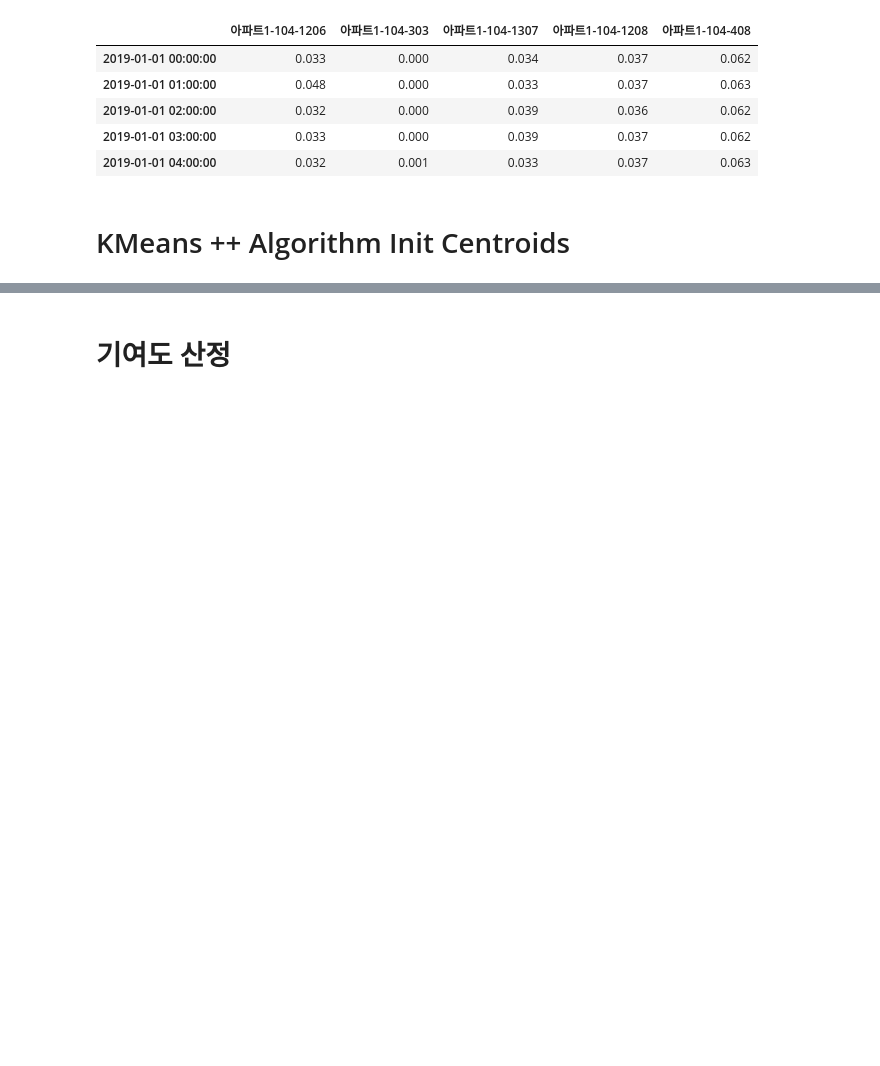
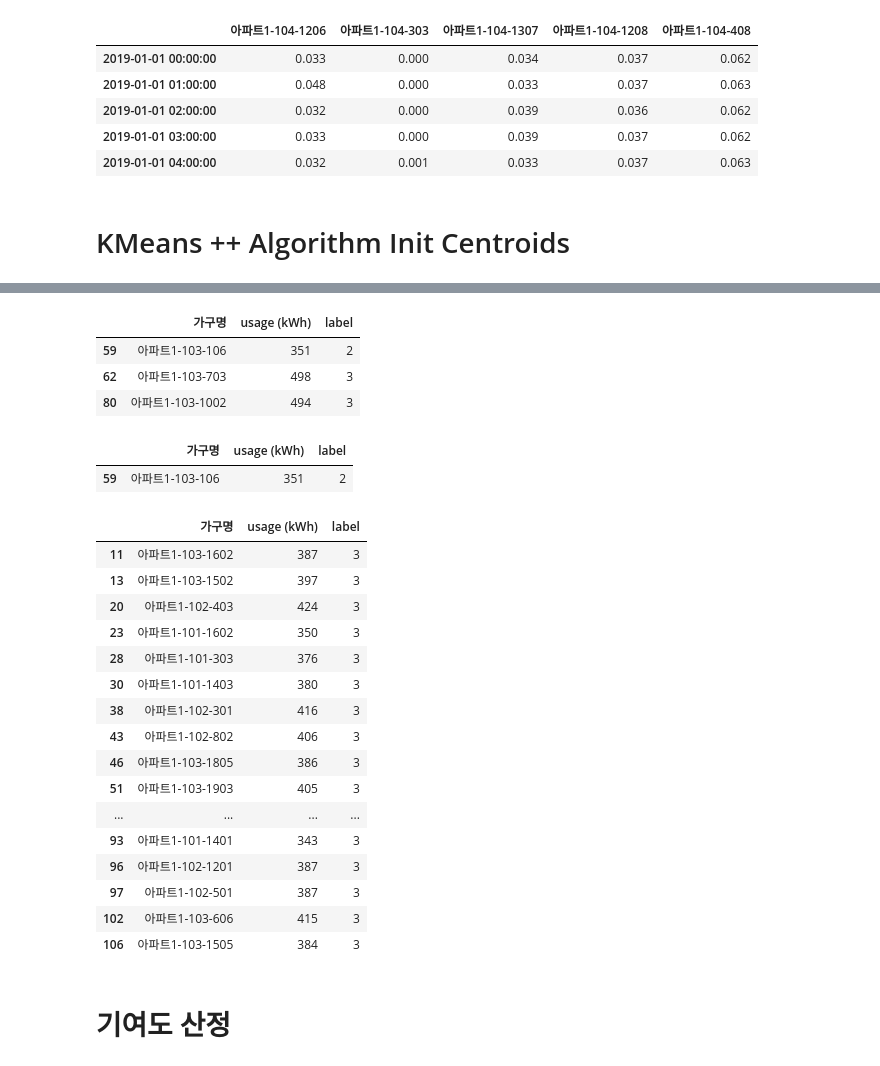
Before and after one commit to formegusto/distribution-public-fee, a Jupyter notebook: pt3.그룹별 (Pattern Based) 가격분배.ipynb, the cells around one changed output, grey strips where cells are left out. Cells and saved outputs as stored; diff of their text form; code cells hidden in the pictures; blank space fills up the shorter version.

```diff
--- a/pt3.그룹별 (Pattern Based) 가격분배.ipynb
+++ b/pt3.그룹별 (Pattern Based) 가격분배.ipynb
@@ -221,0 +140,4 @@ plt.show()
+# %%
+group_df = ut.make_group_df(m_60_1, kmeans)
+
+group_df
@@ -222,3 +158,37 @@ plt.show()
+# %%
+anomaly_df = ut.get_anomaly_df(group_df)
+
+anomaly_df
+# %% [output]
+|  | 가구명 | usage (kWh) | label |
+| 59 | 아파트1-103-106 | 351 | 2 |
+| 62 | 아파트1-103-703 | 498 | 3 |
+| 80 | 아파트1-103-1002 | 494 | 3 |
+# %%
+group_df[group_df['label'] == 2]
+# %% [output]
+|  | 가구명 | usage (kWh) | label |
+| 59 | 아파트1-103-106 | 351 | 2 |
+# %%
+group_df[group_df['label'] == 3]
+# %% [output]
+|  | 가구명 | usage (kWh) | label |
+| 11 | 아파트1-103-1602 | 387 | 3 |
+| 13 | 아파트1-103-1502 | 397 | 3 |
+| 20 | 아파트1-102-403 | 424 | 3 |
+| 23 | 아파트1-101-1602 | 350 | 3 |
+| 28 | 아파트1-101-303 | 376 | 3 |
+| 30 | 아파트1-101-1403 | 380 | 3 |
+| 38 | 아파트1-102-301 | 416 | 3 |
+| 43 | 아파트1-102-802 | 406 | 3 |
+| 46 | 아파트1-103-1805 | 386 | 3 |
+| 51 | 아파트1-103-1903 | 405 | 3 |
+| ... | ... | ... | ... |
+| 93 | 아파트1-101-1401 | 343 | 3 |
+| 96 | 아파트1-102-1201 | 387 | 3 |
+| 97 | 아파트1-102-501 | 387 | 3 |
+| 102 | 아파트1-103-606 | 415 | 3 |
+| 106 | 아파트1-103-1505 | 384 | 3 |
 # %% [markdown]
 # 기여도 산정
 # %% [markdown]
```
Also changed, not shown: parts of 24 cells of this notebook, 4 other files.
